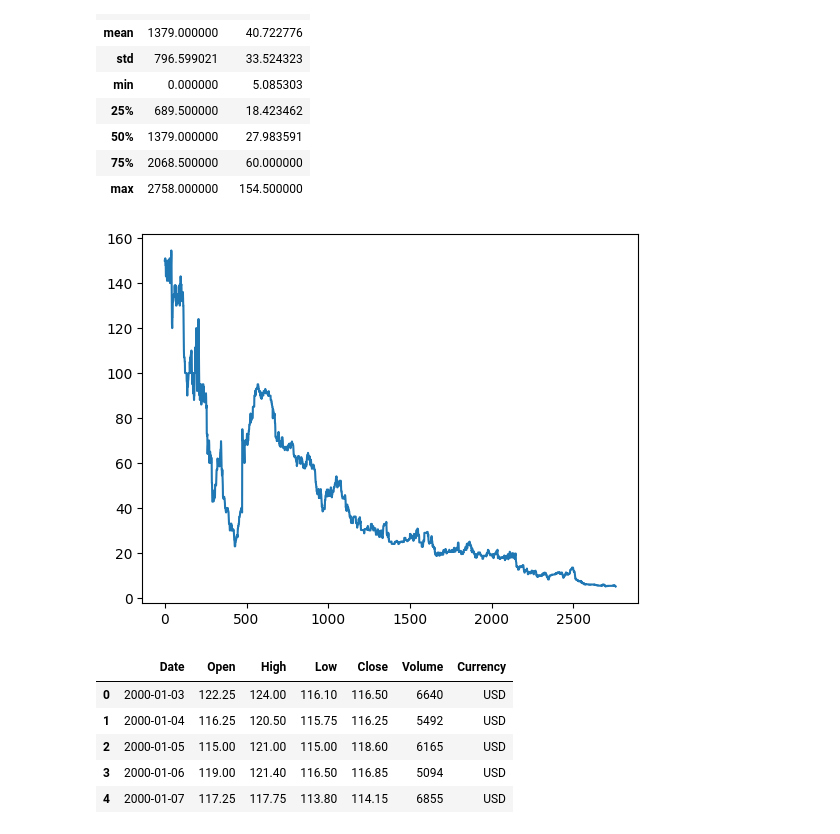
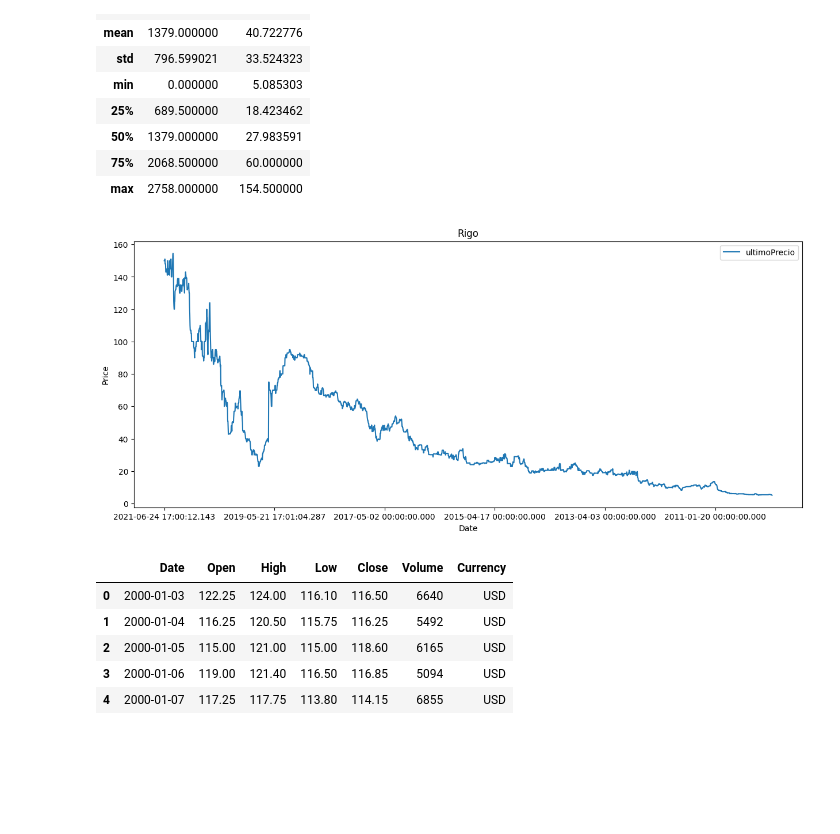
Before and after one commit to Minombreesana/series_temporales, a Jupyter notebook: Actividad_1.ipynb, the cells around one changed output. Saved outputs shown, nothing was run; the diff lists cells and outputs as text; code cells hidden in the pictures; blank space fills up the shorter version.

```diff
--- a/Actividad_1.ipynb
+++ b/Actividad_1.ipynb
@@ -145,10 +143,13 @@ df_3.describe()
 | 75% | 2068.500000 | 60.000000 |
 | max | 2758.000000 | 154.500000 |
 # %%
-plt.plot(df_3['ultimoPrecio'])
+df_3.plot(x = "fechaHora", y= "ultimoPrecio", figsize=(15, 6))
+plt.title(f'Rigo')
+plt.xlabel('Date')
+plt.ylabel("Price")
 plt.show()
 # %% [output]
-[figure, old version]
+[figure, new version]
 # %%
 df_4 = pd.read_csv('./data/coffee.csv')
 df_4.head()
```
Also changed, not shown: parts of 4 cells of this notebook, 2 other files.
